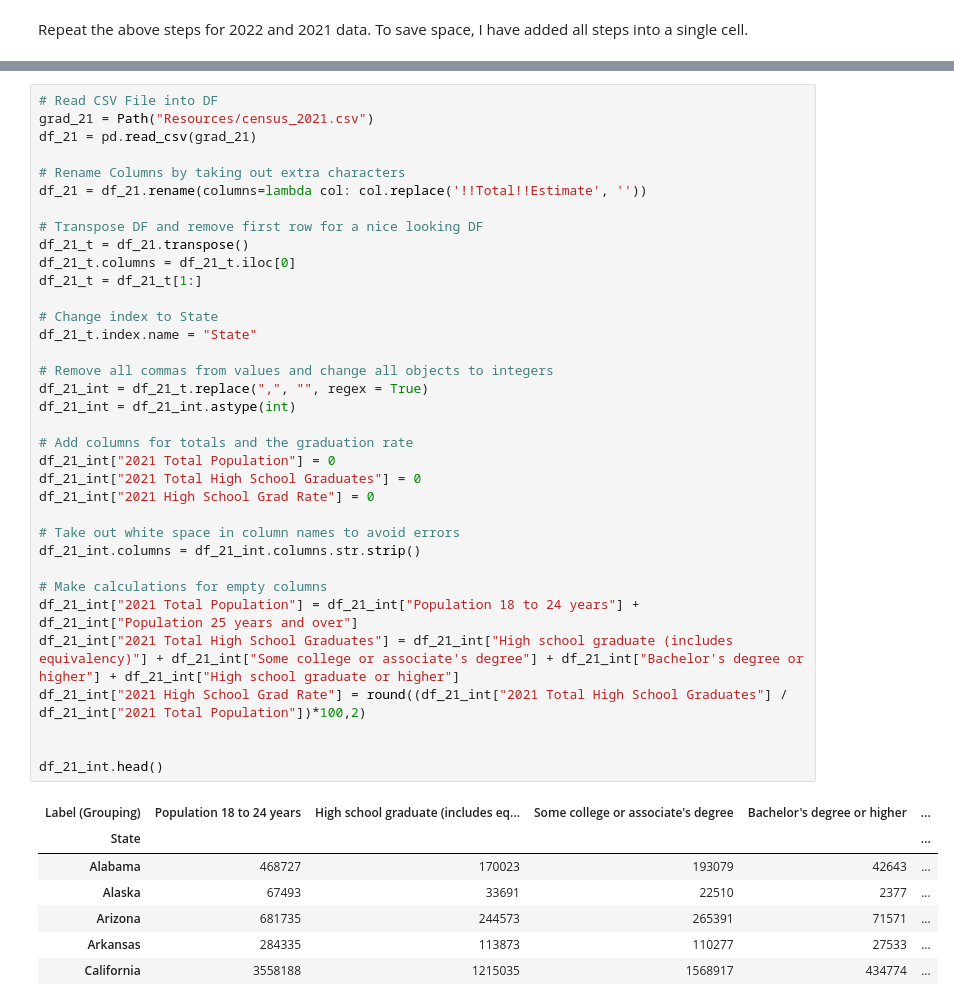
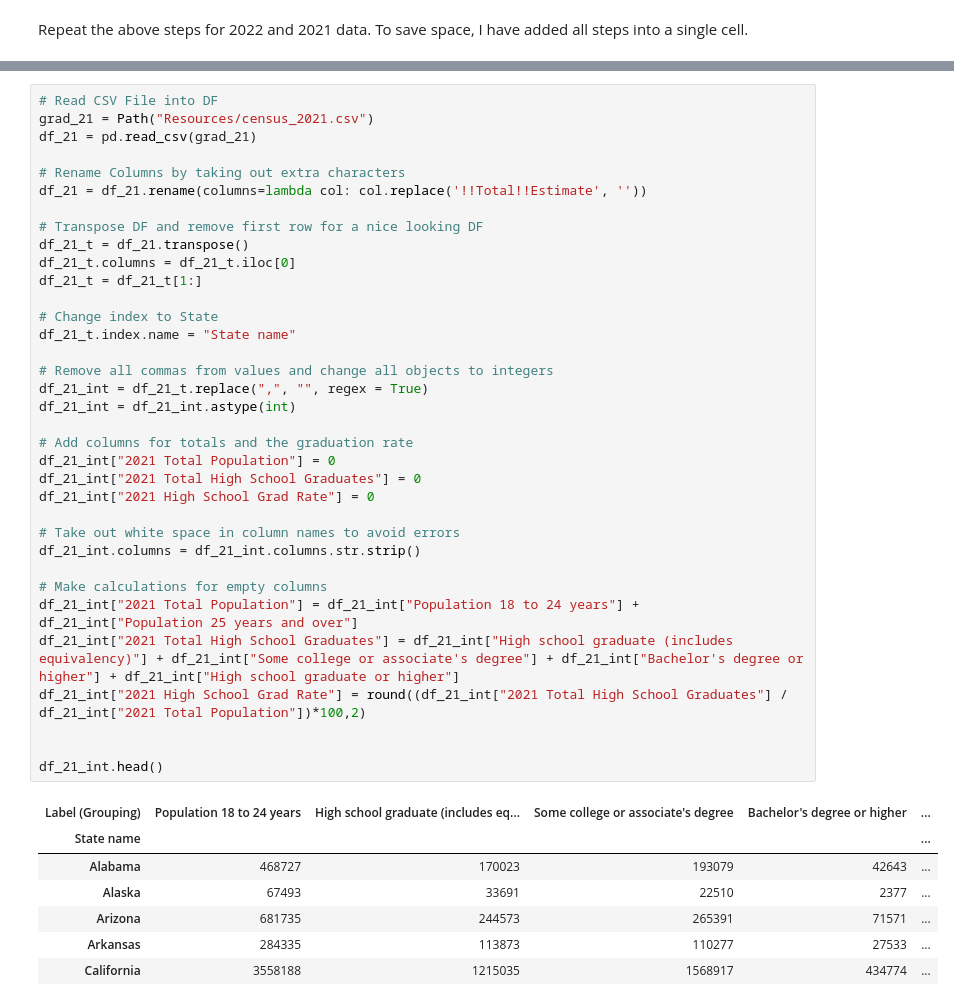
Before and after one commit to kileykarecki/Project-1, a Jupyter notebook: HS_grad_rates.ipynb, the cells around one changed output, grey strips where cells are left out. Cells and saved outputs as stored; diff of their text form.

```diff
--- a/HS_grad_rates.ipynb
+++ b/HS_grad_rates.ipynb
@@ -156,35 +156,35 @@ df_21 = pd.read_csv(grad_21)
 df_21 = df_21.rename(columns=lambda col: col.replace('!!Total!!Estimate', ''))
 
 # Transpose DF and remove first row for a nice looking DF
 df_21_t = df_21.transpose()
 df_21_t.columns = df_21_t.iloc[0]
 df_21_t = df_21_t[1:]
 
 # Change index to State
-df_21_t.index.name = "State"
+df_21_t.index.name = "State name"
 
 # Remove all commas from values and change all objects to integers
 df_21_int = df_21_t.replace(",", "", regex = True)
 df_21_int = df_21_int.astype(int)
 
 # Add columns for totals and the graduation rate
 df_21_int["2021 Total Population"] = 0
 df_21_int["2021 Total High School Graduates"] = 0
 df_21_int["2021 High School Grad Rate"] = 0
 
 # Take out white space in column names to avoid errors
 df_21_int.columns = df_21_int.columns.str.strip()
 
 # Make calculations for empty columns
 df_21_int["2021 Total Population"] = df_21_int["Population 18 to 24 years"] + df_21_int["Population 25 years and over"]
 df_21_int["2021 Total High School Graduates"] = df_21_int["High school graduate (includes equivalency)"] + df_21_int["Some college or associate's degree"] + df_21_int["Bachelor's degree or higher"] + df_21_int["High school graduate or higher"]
 df_21_int["2021 High School Grad Rate"] = round((df_21_int["2021 Total High School Graduates"] / df_21_int["2021 Total Population"])*100,2)
 
 
 df_21_int.head()
 # %% [output]
 | Label (Grouping) | Population 18 to 24 years | High school graduate (includes eq... | Some college or associate's degree | Bachelor's degree or higher | ... |
-| State |  |  |  |  | ... |
+| State name |  |  |  |  | ... |
 | Alabama | 468727 | 170023 | 193079 | 42643 | ... |
 | Alaska | 67493 | 33691 | 22510 | 2377 | ... |
 | Arizona | 681735 | 244573 | 265391 | 71571 | ... |
```
Also changed, not shown: parts of 5 cells of this notebook, 2 other files.
